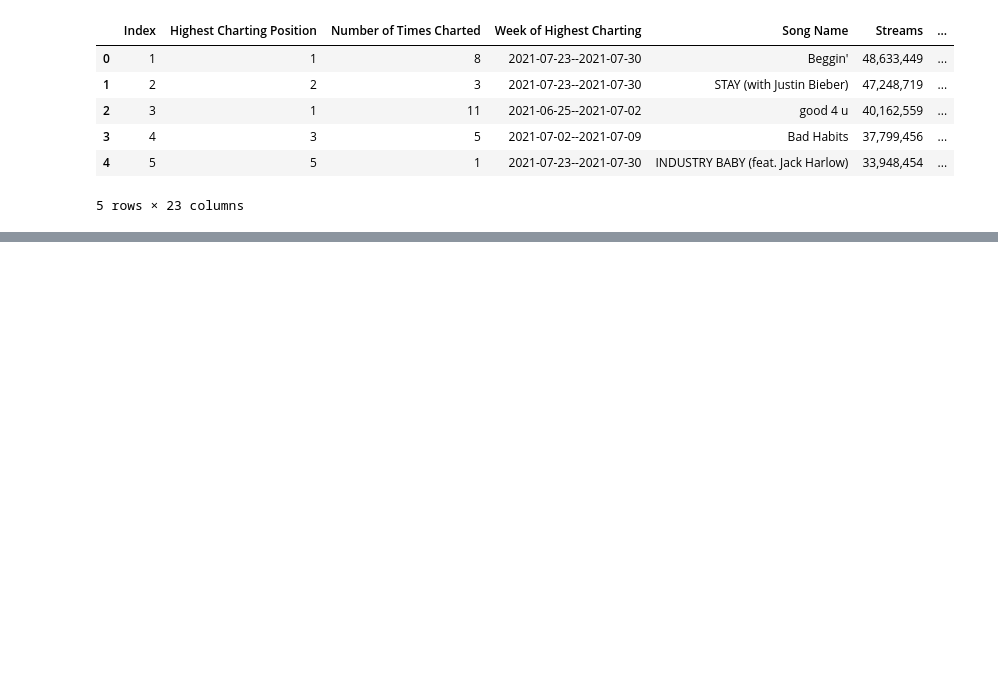
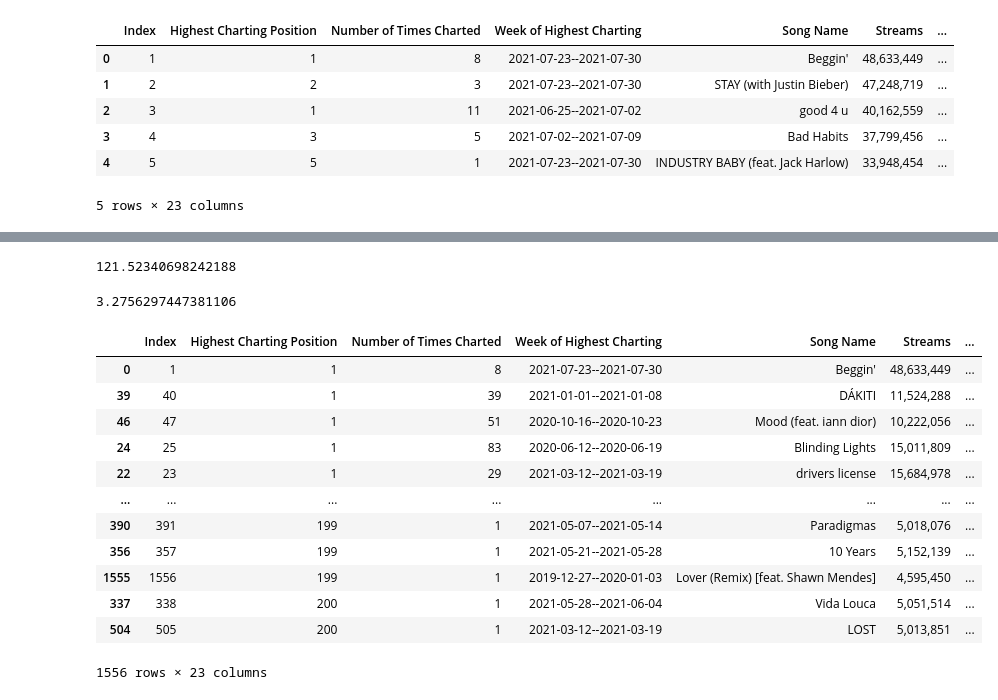
Before and after one commit to estevaoguerra19/spotify_insights, a Jupyter notebook: spotify_insight.ipynb, the cells around one changed output, grey strips where cells are left out. Saved outputs shown, nothing was run; the diff lists cells and outputs as text; code cells hidden in the pictures; blank space fills up the shorter version.

Commit message:
Ordenando os dados por Popularidade e Tempo, mas também tirando os dados vazios

```diff
--- a/spotify_insight.ipynb
+++ b/spotify_insight.ipynb
@@ -248,0 +258,40 @@ Name: Artist, dtype: int64
+# %%
+"""
+Media de Tempo
+"""
+
+tempo = pd.to_numeric(jb['Tempo'], downcast='float')
+
+media_tempo= (tempo.sum()) / (tempo.count())
+media_tempo
+# %% [output]
+121.52340698242188
+# %%
+"""
+Média da duração (em minutos)
+"""
+
+media_duration = (duration.sum()) / (duration.count())
+media_duration
+# %% [output]
+3.2756297447381106
+# %%
+"""
+Ordenação do database em ordem de Highest Charting Position
+"""
+
+df.sort_values(['Highest Charting Position'])
+# %% [output]
+|  | Index | Highest Charting Position | Number of Times Charted | Week of Highest Charting | Song Name | Streams | ... |
+| 0 | 1 | 1 | 8 | 2021-07-23--2021-07-30 | Beggin' | 48,633,449 | ... |
+| 39 | 40 | 1 | 39 | 2021-01-01--2021-01-08 | DÁKITI | 11,524,288 | ... |
+| 46 | 47 | 1 | 51 | 2020-10-16--2020-10-23 | Mood (feat. iann dior) | 10,222,056 | ... |
+| 24 | 25 | 1 | 83 | 2020-06-12--2020-06-19 | Blinding Lights | 15,011,809 | ... |
+| 22 | 23 | 1 | 29 | 2021-03-12--2021-03-19 | drivers license | 15,684,978 | ... |
+| ... | ... | ... | ... | ... | ... | ... | ... |
+| 390 | 391 | 199 | 1 | 2021-05-07--2021-05-14 | Paradigmas | 5,018,076 | ... |
+| 356 | 357 | 199 | 1 | 2021-05-21--2021-05-28 | 10 Years | 5,152,139 | ... |
+| 1555 | 1556 | 199 | 1 | 2019-12-27--2020-01-03 | Lover (Remix) [feat. Shawn Mendes] | 4,595,450 | ... |
+| 337 | 338 | 200 | 1 | 2021-05-28--2021-06-04 | Vida Louca | 5,051,514 | ... |
+| 504 | 505 | 200 | 1 | 2021-03-12--2021-03-19 | LOST | 5,013,851 | ... |
+1556 rows × 23 columns
```
Also changed, not shown: parts of 6 cells of this notebook.
